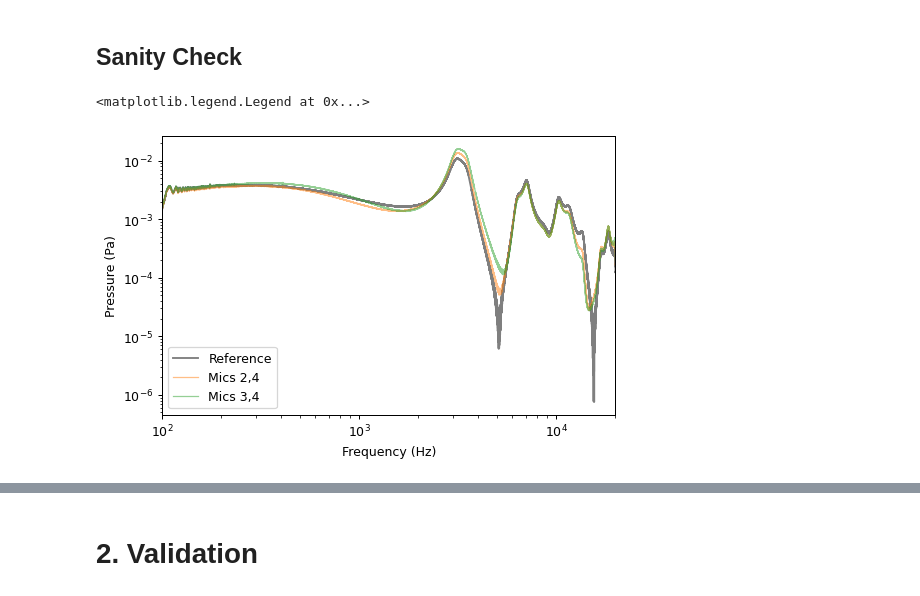
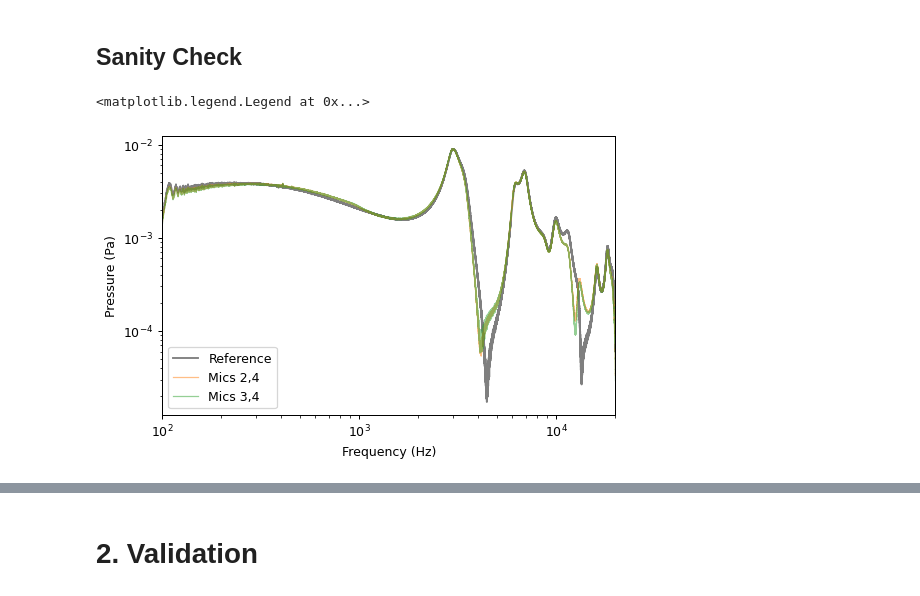
Before and after one commit to Tympan/auren-python, a Jupyter notebook: jupyter_notebooks/2024-07-02_auren_calibration_0.ipynb, the cells around one changed output, grey strips where cells are left out. Drawn from its saved outputs; the diff is of its cells as text; code cells hidden in the pictures.

Commit message:
ENH: Improved the numerics -- Tried CAB's approach and then that flowed into more changes downstream.

```diff
--- a/jupyter_notebooks/2024-07-02_auren_calibration_0.ipynb
+++ b/jupyter_notebooks/2024-07-02_auren_calibration_0.ipynb
@@ -342 +493,3 @@ cal_ordered[:, channels[:-1]] = cal[:, -n_channels + 1:]
+# %%
+cal_ordered = cal_ordered_cab
 # %%
@@ -385,14 +572,14 @@ axs[1].set_ylim([-18, 18])
 mic1 = 1
 mic2 = 2
 mic_ref = 3
-channel = 3
-trial = 1
+channel = 0
+trial = 0
 p3_pred = cavern_model.p_measured(
     f[0, 0] * units.Hz,
     x_mic[mic_ref],
     x_mic[mic1], x_mic[mic2],
     p[channel, trial, mic1] * cal_ordered[:, mic1], p[channel, trial, mic2] * cal_ordered[:, mic2])
-mic1 = 0
+# mic1 = 1
 p3_pred_smooth = cavern_model.p_measured(
     f[0, 0] * units.Hz,
     x_mic[mic_ref],
@@ -400,11 +587,11 @@ p3_pred_smooth = cavern_model.p_measured(
     p[channel, trial, mic1] * cal2[:, mic1], p[channel, trial, mic2] * cal2[:, mic2])
 
 fig, axs = plt.subplots(1, 1, sharex=True, **figkwargs)
-axs.loglog(f[0, 0], np.abs(p3_pred), 'C0', lw=2, alpha=0.5, label="Mics 2, 3")
-axs.loglog(f[0, 0], np.abs(p3_pred_smooth), 'C2', lw=1, label="Mics 1, 3")
-axs.loglog(f[0, 0], np.abs(p[channel, trial, mic_ref]), 'C1', lw=0.5, label="Measured")
+axs.loglog(f[0, 0], np.abs(p3_pred), 'C0', lw=2, alpha=0.5, label="Raw Mics %s, %s" % (mic1, mic2))
+axs.loglog(f[0, 0], np.abs(p3_pred_smooth), 'C2', lw=1, label="Spline Mics %s, %s" % (mic1, mic2))
+axs.loglog(f[0, 0], np.abs(p[channel, trial, mic_ref] * cal2[:, mic_ref]), 'C1', lw=0.5, label="Measured")
 axs.legend()
-plt.ylim(2e-6, 3e-4)
+plt.ylim(5e-7, 6e-4)
 axs.set_ylabel("Amplitude (uncal)")
 axs.set_xlabel('Frequency (Hz)')
 # %% [output]
@@ -412,0 +689,8 @@ Text(0.5, 0, 'Frequency (Hz)')
+# %%
+# Sanity check
+b2 = np.einsum('ijk,ik->ij', A, sol)
+fig, axs = plt.subplots(2,1,sharex=True, **figkwargs)
+axs[0].loglog(f[0, 0], np.abs(b[:, (n_channels)::(n_channels + 1)]))
+axs[0].loglog(f[0, 0], np.abs(p_ref_on_f[:, 0].T),'k', lw=0.5)
+for i in range(n_channels):
+    axs[1].loglog(f[0, 0], np.abs(b2[:, i::(n_channels + 1)]))
@@ -412,0 +717,16 @@ Text(0.5, 0, 'Frequency (Hz)')
+# %%
+# Pick out the peaks, then (fit a spline to it) or (interpolate)
+amp_cal_max = ndimage.maximum_filter1d(amp_cal, 1024)
+amp_cal_max_inds = amp_cal == amp_cal_max
+amp_cal_max_smooth = 0.000005
+amp_cal_max_spline = interpolate.splrep(
+    np.log10(f[0, 0][amp_cal_max_inds]),
+    np.log10(np.abs(amp_cal[amp_cal_max_inds])), w=np.log10(f[0, 0][amp_cal_max_inds]),
+    s=amp_cal_max_smooth * f[0,0].size)
+amp_cal2 = 10**interpolate.splev(np.log10(f[0, 0]), amp_cal_max_spline)
+amp_cal_max_spline = interpolate.splrep(
+    f[0, 0][amp_cal_max_inds],
+    np.log10(np.abs(amp_cal[amp_cal_max_inds])), w=np.log10(f[0, 0][amp_cal_max_inds]),
+    s=amp_cal_max_smooth * f[0,0].size)
+amp_cal2 = 10**interpolate.splev(f[0, 0], amp_cal_max_spline)
+# amp_cal2 = np.interp(f[0, 0], f[0, 0][amp_cal_max_inds], np.abs(amp_cal[amp_cal_max_inds]))
@@ -526,7 +859,8 @@ calibration_data["cal"] = cal2 * amp_cal[:, None]
 # %% [markdown]
 ## Sanity Check
 # %%
-channel = 2
+channel = 3
+mic_ref = 3
 mic1 = 0
 N = p_ref.shape[0]
 p_probe_pred2 = cavern_model.p_measured(
@@ -537,34 +871,34 @@ p_probe_pred2 = cavern_model.p_measured(
 
 mic1 = 1
 # mic2 = 2
 p_probe_pred22 = cavern_model.p_measured(
     f[0, 0] * units.Hz,
     x_probe[0] + x_probe_offset,
     x_mic[mic1], x_mic[mic_ref],
     p[:N, trial, mic1] * calibration_data["cal"][:, mic1], p[:N, trial, mic_ref] * calibration_data["cal"][:, mic_ref])
     # x_mic[mic1], x_mic[mic2],
     # p[:N, trial, mic1] * cal2[:, mic1] * amp_cal, p[:N, trial, mic2] * cal2[:, mic2] * amp_cal)
 
 mic1 = 2
 p_probe_pred23 = cavern_model.p_measured(
     f[0, 0] * units.Hz,
     x_probe[0] + x_probe_offset,
     x_mic[mic1], x_mic[mic_ref],
     p[:N, trial, mic1] * calibration_data["cal"][:, mic1], p[:N, trial, mic_ref] * calibration_data["cal"][:, mic_ref])
 
 plt.figure(**figkwargs)
 plt.loglog(f_ref[0, 0], np.abs(p_ref[channel, trial]).T, 'k', alpha=0.5, label='Reference')
 # plt.loglog(f[0, 0], np.abs(p_ref_on_f[channel, trial]).T, 'r-', alpha=1, lw=0.2, label='Reference')
 # plt.loglog(f_ref[0, 0], np.abs(p_probe_pred2[channel]).T, 'C0', alpha=0.5, label="Predicted", lw=1)
 plt.loglog(f_ref[0, 0], np.abs(p_probe_pred22[channel]).T, 'C1', alpha=0.5, label="Mics 2,4", lw=1)
 plt.loglog(f_ref[0, 0], np.abs(p_probe_pred23[channel]).T, 'C2', alpha=0.5, label="Mics 3,4", lw=1)
 plt.xlim(100, 20000)
 plt.ylabel("Pressure (Pa)")
 plt.xlabel("Frequency (Hz)")
 plt.legend()
 # %% [output]
 <matplotlib.legend.Legend at 0x...>
-[figure, old version]
+[figure, new version]
 # %%
 plt.figure(**figkwargs)
 plt.semilogx(f_ref[0, 0], todB(p_probe_pred22).T - todB(p_ref[:, 0].T), '-', alpha=0.5, lw=2)
```
Also changed, not shown: parts of 29 cells of this notebook.
